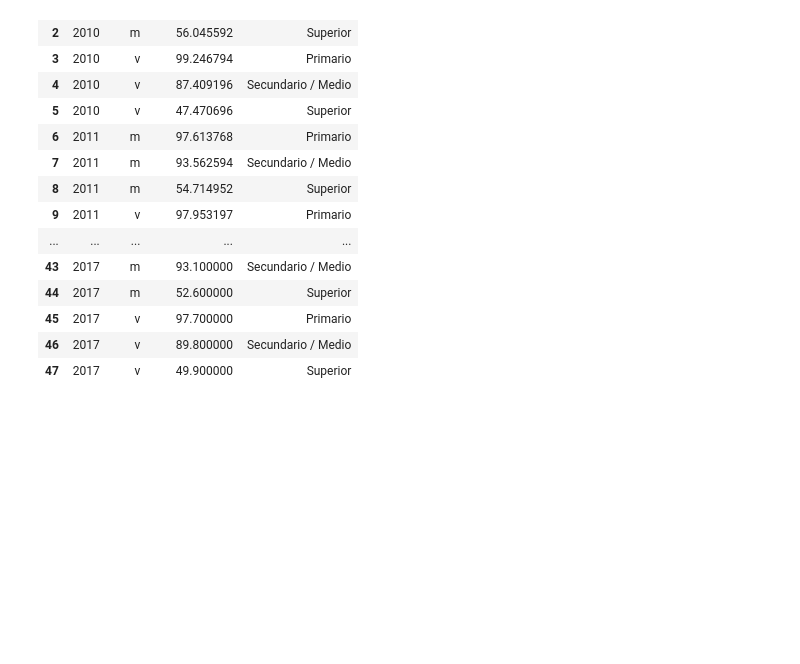
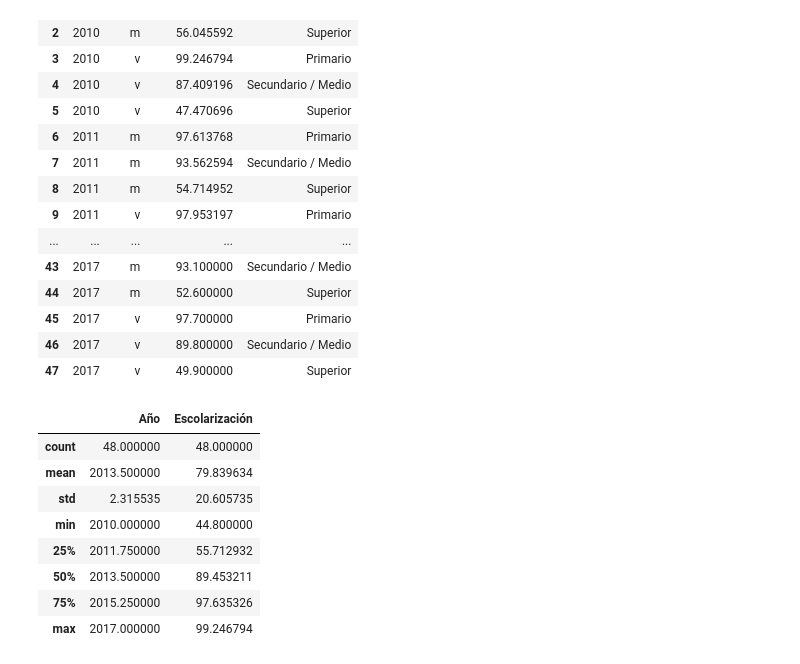
Before and after one commit to Belen-Ramos/Lenguajes, a Jupyter notebook: Dataframes - Escolaridad CABA.ipynb, the cells around one changed output. Cells and saved outputs as stored; diff of their text form; code cells hidden in the pictures; blank space fills up the shorter version.

```diff
--- a/Dataframes - Escolaridad CABA.ipynb
+++ b/Dataframes - Escolaridad CABA.ipynb
@@ -26,6 +26,18 @@ datos
 | 45 | 2017 | v | 97.700000 | Primario |
 | 46 | 2017 | v | 89.800000 | Secundario / Medio |
 | 47 | 2017 | v | 49.900000 | Superior |
+# %%
+datos.describe()
+# %% [output]
+|  | Año | Escolarización |
+| count | 48.000000 | 48.000000 |
+| mean | 2013.500000 | 79.839634 |
+| std | 2.315535 | 20.605735 |
+| min | 2010.000000 | 44.800000 |
+| 25% | 2011.750000 | 55.712932 |
+| 50% | 2013.500000 | 89.453211 |
+| 75% | 2015.250000 | 97.635326 |
+| max | 2017.000000 | 99.246794 |
 # %%
 filtroM = datos.loc[datos['Sexo'] == 'm']
 filtroV = datos.loc[datos['Sexo'] == 'v']
```
Also changed, not shown: parts of 3 cells of this notebook.
